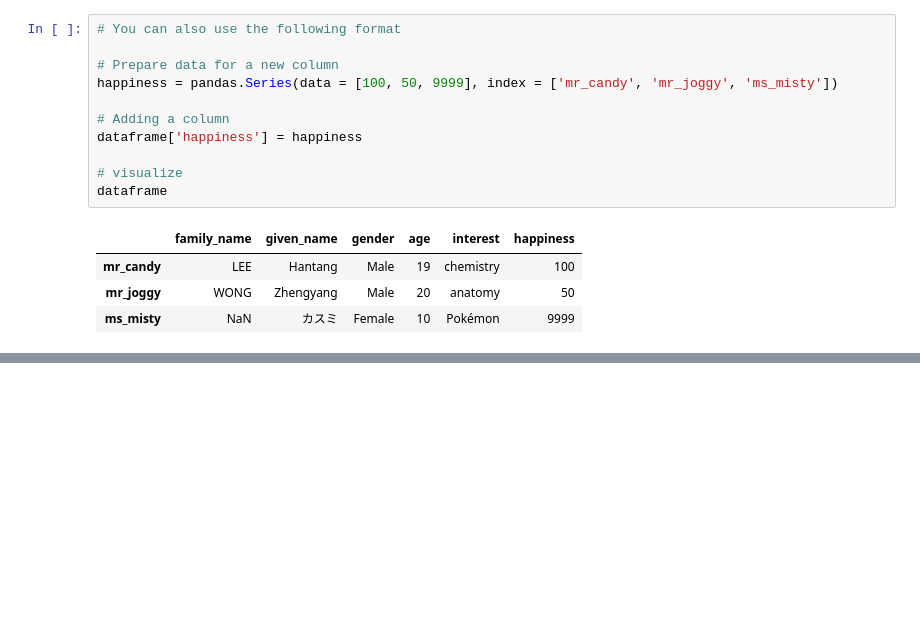
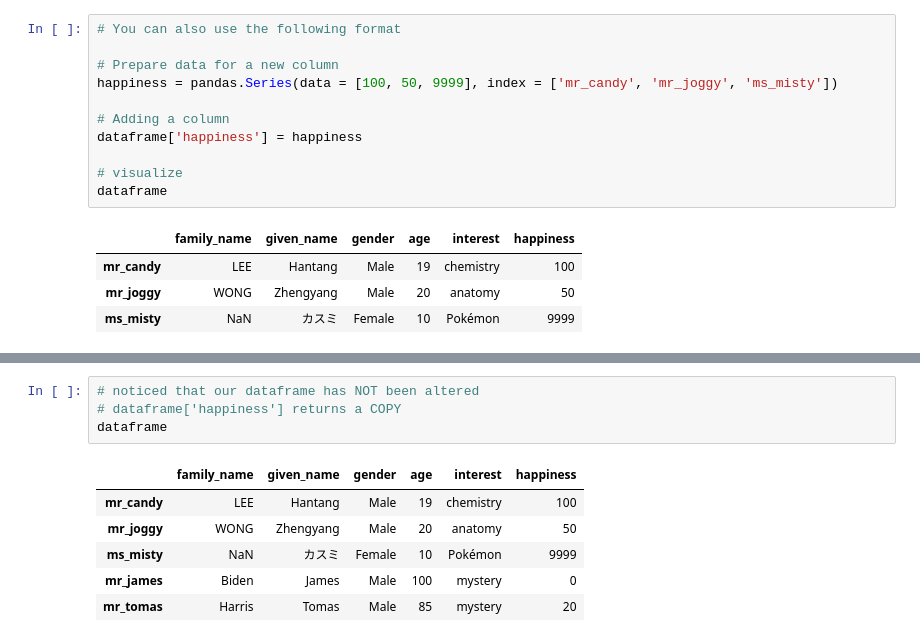
Before and after one commit to ADMINGUOYU/DataProcessing-Python, a Jupyter notebook: NoteBooks/02_pandas.ipynb, the cells around one changed output, grey strips where cells are left out. Cells and saved outputs as stored; diff of their text form; blank space fills up the shorter version.

```diff
--- a/NoteBooks/02_pandas.ipynb
+++ b/NoteBooks/02_pandas.ipynb
@@ -495,0 +571,11 @@ dataframe
+# %%
+# noticed that our dataframe has NOT been altered
+# dataframe['happiness'] returns a COPY
+dataframe
+# %% [output]
+|  | family_name | given_name | gender | age | interest | happiness |
+| mr_candy | LEE | Hantang | Male | 19 | chemistry | 100 |
+| mr_joggy | WONG | Zhengyang | Male | 20 | anatomy | 50 |
+| ms_misty | NaN | カスミ | Female | 10 | Pokémon | 9999 |
+| mr_james | Biden | James | Male | 100 | mystery | 0 |
+| mr_tomas | Harris | Tomas | Male | 85 | mystery | 20 |
```
Also changed, not shown: parts of 20 cells of this notebook.
